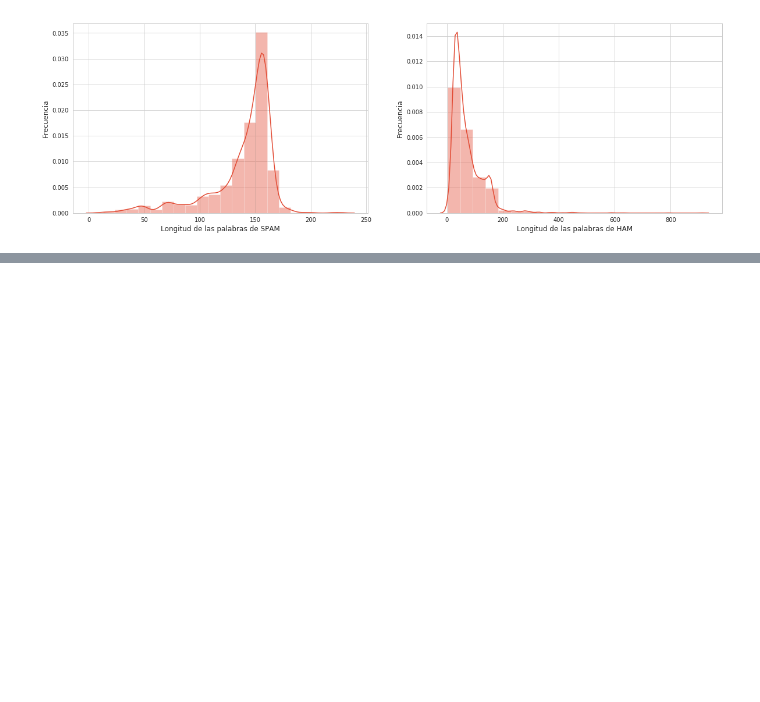
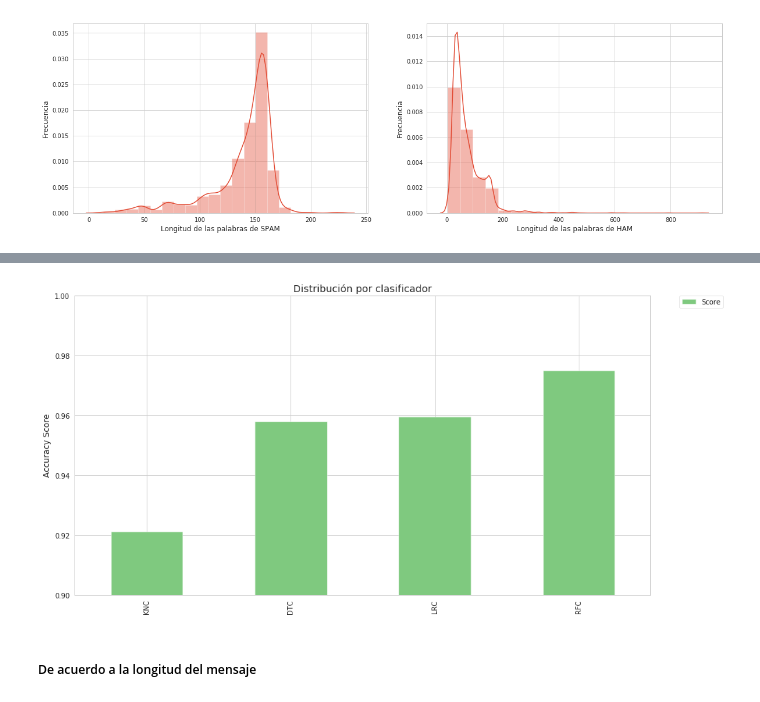
Before and after one commit to Dlumior/TA2_APLICA, a Jupyter notebook: TA/TA2_aplica.ipynb, the cells around one changed output, grey strips where cells are left out. Saved outputs shown, nothing was run; the diff lists cells and outputs as text; code cells hidden in the pictures; blank space fills up the shorter version.

```diff
--- a/TA/TA2_aplica.ipynb
+++ b/TA/TA2_aplica.ipynb
@@ -254,0 +369,6 @@ plt.show()
+# %%
+pred_scores1 = []
+entrenar_y_evaluar_modelos(pred_scores1)
+# %%
+cuadroScores1 = pd.DataFrame.from_items(pred_scores1,orient='index', columns=['Score'])
+cuadroScores1
@@ -254,0 +381,10 @@ plt.show()
+# %%
+cuadroScores1.plot(kind='bar', ylim=(0.9,1.0), figsize=(15,8),align='center', colormap="Accent")
+plt.ylabel('Accuracy Score')
+plt.title('Distribución por clasificador')
+plt.legend(bbox_to_anchor=(1.05, 1), loc=2, borderaxespad=0.)
+plt.savefig('barChartScore1.png', transparent=True)
+# %% [output]
+[figure, added]
+# %% [markdown]
+##### De acuerdo a la longitud del mensaje
```
Also changed, not shown: parts of 35 cells of this notebook.
